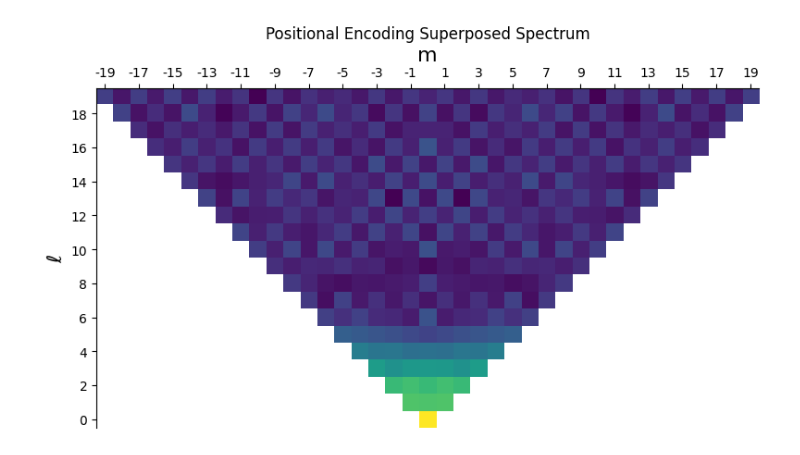
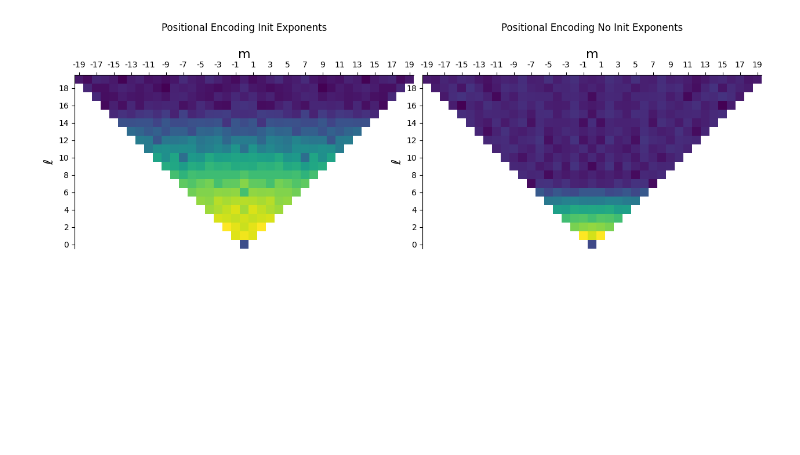
Before and after one commit to TheoHanon/Spherical-Implicit-Neural-Representation, a Jupyter notebook: notebooks/stacked_spectrum.ipynb, the cells around one changed output. Cells and saved outputs as stored; diff of their text form; code cells hidden in the pictures; blank space fills up the shorter version.

```diff
--- a/notebooks/stacked_spectrum.ipynb
+++ b/notebooks/stacked_spectrum.ipynb
@@ -12,27 +10,49 @@ class ToCart(torch.nn.Module):
     def forward(self, x):
         return sph.transforms.tp_to_r3(x)
 # %%
-shnet = torch.nn.Sequential(
+shnet_init = torch.nn.Sequential(
     ToCart(),
-    sph.NormalizedIrregularHerglotzPE(L = 10, input_dim=3)
+    sph.RegularHerglotzPE(L = 10, input_dim=3, init_exponents=True)
 )
+
+shnet_noinit = torch.nn.Sequential(
+    ToCart(),
+    sph.RegularHerglotzPE(L = 10, input_dim=3, init_exponents=False)
+)
 # %%
 phi, theta, (nlon, nlat) = utils.sample_s2(L = 20, sampling = "gl")
 x = torch.stack([theta.flatten(), phi.flatten()], dim=-1)
 # %%
-y = shnet(x).reshape(nlat, nlon, -1)
+yinit = shnet_init(x).reshape(nlat, nlon, -1)
+ynoinit = shnet_noinit(x).reshape(nlat, nlon, -1)
 # %%
-sh_transforms = []
+sh_transforms_init = []
 
-for i in range(y.size(-1)):
-    yi = y[..., i].detach().numpy()
+for i in range(yinit.size(-1)):
+    yi = yinit[..., i].detach().numpy()
     sh_transform = s2fft.forward_numpy(yi, L = 20, sampling = "gl")
-    sh_transforms.append(sh_transform)
+    sh_transforms_init.append(sh_transform)
 
-sh_transforms = np.sum(sh_transforms, axis=0)
+sh_transforms_init = np.sum(sh_transforms_init, axis=0)
-# %%
-utils.plot_SHT_coeffs(sh_transforms, ticks_m=2, ticks_l=2)
-plt.title("Positional Encoding Superposed Spectrum")
-plt.show()
-# %% [output]
-[figure, removed]
+# %%
+sh_transforms_noinit = []
+
+for i in range(ynoinit.size(-1)):
+    yi = ynoinit[..., i].detach().numpy()
+    sh_transform = s2fft.forward_numpy(yi, L = 20, sampling = "gl")
+    sh_transforms_noinit.append(sh_transform)
+
+sh_transforms_noinit = np.sum(sh_transforms_noinit, axis=0)
+# %%
+fig = plt.figure(figsize=(12, 5))
+subfigs = fig.subfigures(1, 2)
+
+im1 = utils.plot_SHT_coeffs(sh_transforms_init, ticks_m=2, ticks_l=2, fig = subfigs[0], cmap = "viridis",)
+subfigs[0].suptitle("Positional Encoding Init Exponents")
+im2 = utils.plot_SHT_coeffs(sh_transforms_noinit, ticks_m=2, ticks_l=2, fig = subfigs[1], cmap = "viridis")
+subfigs[1].suptitle("Positional Encoding No Init Exponents")
+
+
+plt.show()
+# %% [output]
+[figure, added]
```
Also changed, not shown: parts of 1 cell of this notebook, 6 other files.
